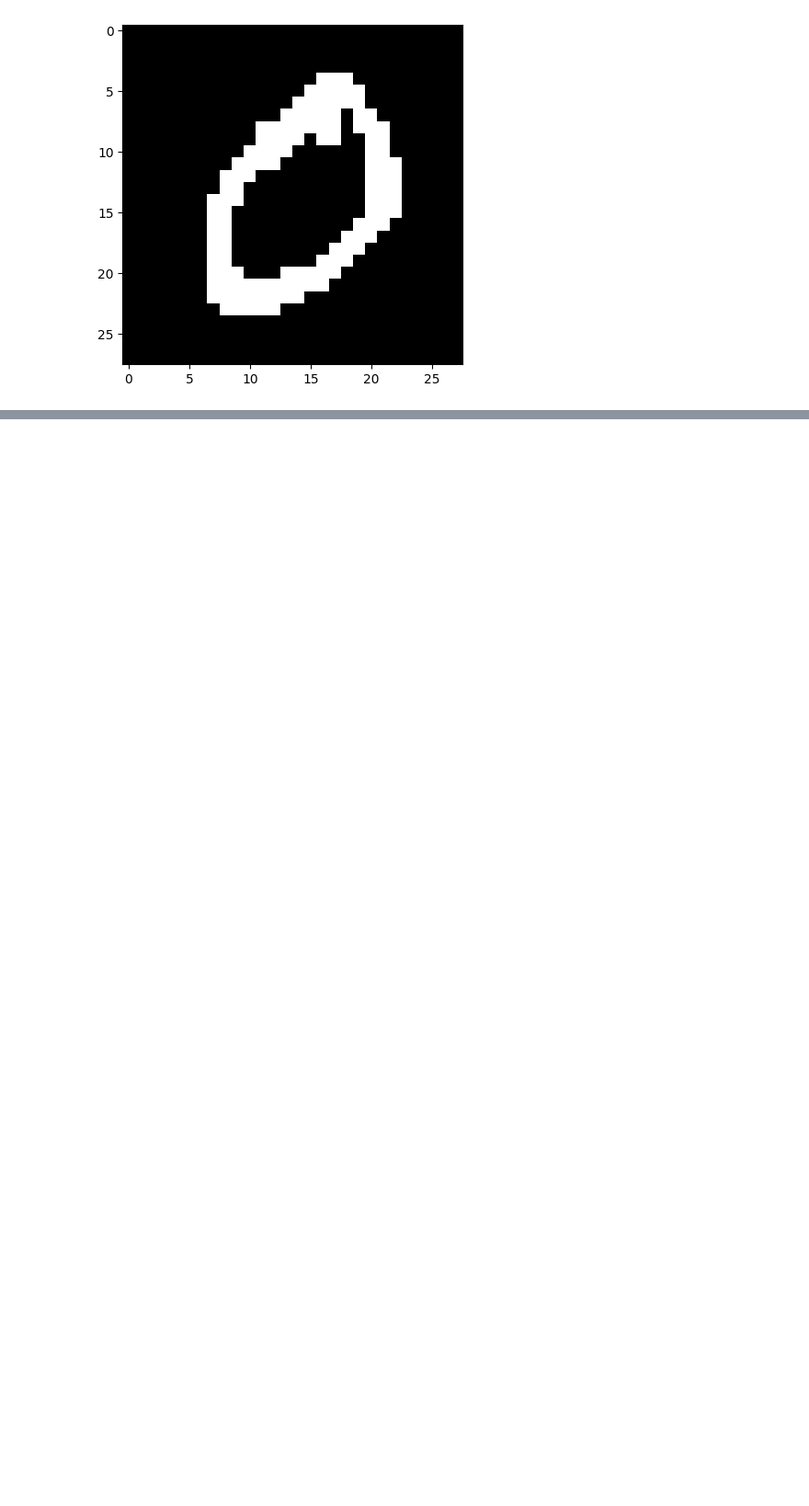
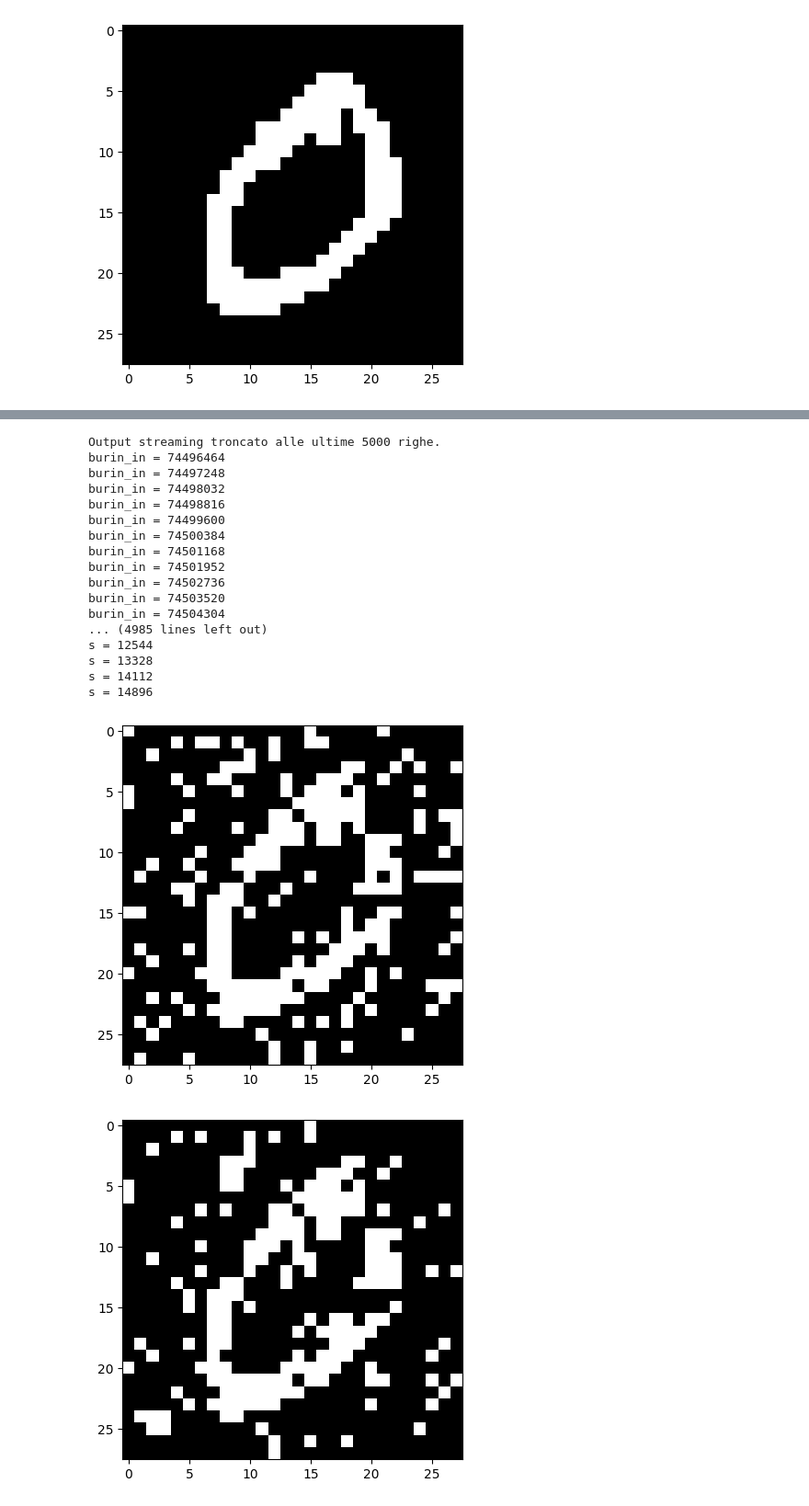
Before and after one commit to pettepiero/Ising-image-denoising, a Jupyter notebook: denoising2.ipynb, the cells around one changed output, grey strips where cells are left out. Shown at 92% size. Drawn from its saved outputs; the diff is of its cells as text; code cells hidden in the pictures; blank space fills up the shorter version.

```diff
--- a/denoising2.ipynb
+++ b/denoising2.ipynb
@@ -184,0 +206,42 @@ s = 77616
+# %%
+
+
+IMD = IsingModel(Y,alpha,beta,sigma_squared)
+num_burnin=100000
+print('Running %d burn-in iterations...'%(num_burnin))
+#burn-in iterations.
+for n_burn_in in range(num_burnin):
+   print('burin_in = %d '%(n_burn_in*N))
+   for i in range(0,height):
+      for j in range(0,width):
+         IMD.Metropolis_Hastings([i,j])
+
+print('Sampling %d samples using M-H...'%(N*num_samples))
+#now generate samples and take average.
+avg = np.zeros_like(Y)
+
+
+
+for n_samp in range(num_samples):
+  print('s = %d '%(n_samp*N))
+  for i in range(0,height):
+      for j in range(0,width):
+          IMD.Metropolis_Hastings([i,j])
+          avg += IMD.X
+
+avg = avg.astype(float)
+avg = avg/(N*num_samples)
+avg[avg >= 0] = 1
+avg[avg < 0] = -1
+avg = avg.astype(int)
+
+
+
+plt.figure('noisy image')
+imgplot = plt.imshow(Y, cmap = cm.Greys_r)
+
+plt.figure('posterior mean after sampling')
+imgplot = plt.imshow(avg, cmap = cm.Greys_r)
+
+plt.show()
+# %% [output]
@@ -184,0 +262,19 @@ s = 77616
+Output streaming troncato alle ultime 5000 righe.
+burin_in = 74496464
+burin_in = 74497248
+burin_in = 74498032
+burin_in = 74498816
+burin_in = 74499600
+burin_in = 74500384
+burin_in = 74501168
+burin_in = 74501952
+burin_in = 74502736
+burin_in = 74503520
+burin_in = 74504304
+... (4985 lines left out)
+s = 12544
+s = 13328
+s = 14112
+s = 14896
+[figure, added]
+[figure, added]
```
Also changed, not shown: parts of 8 cells of this notebook.
